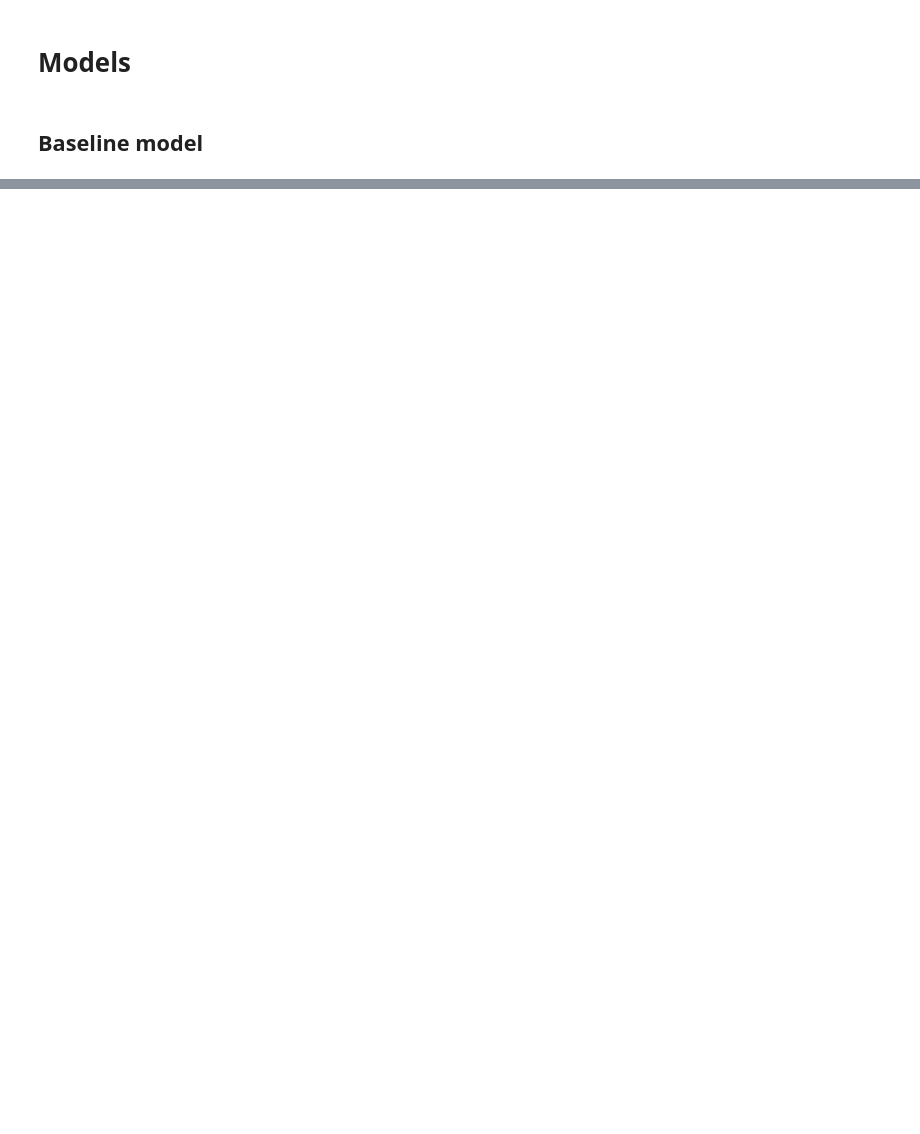
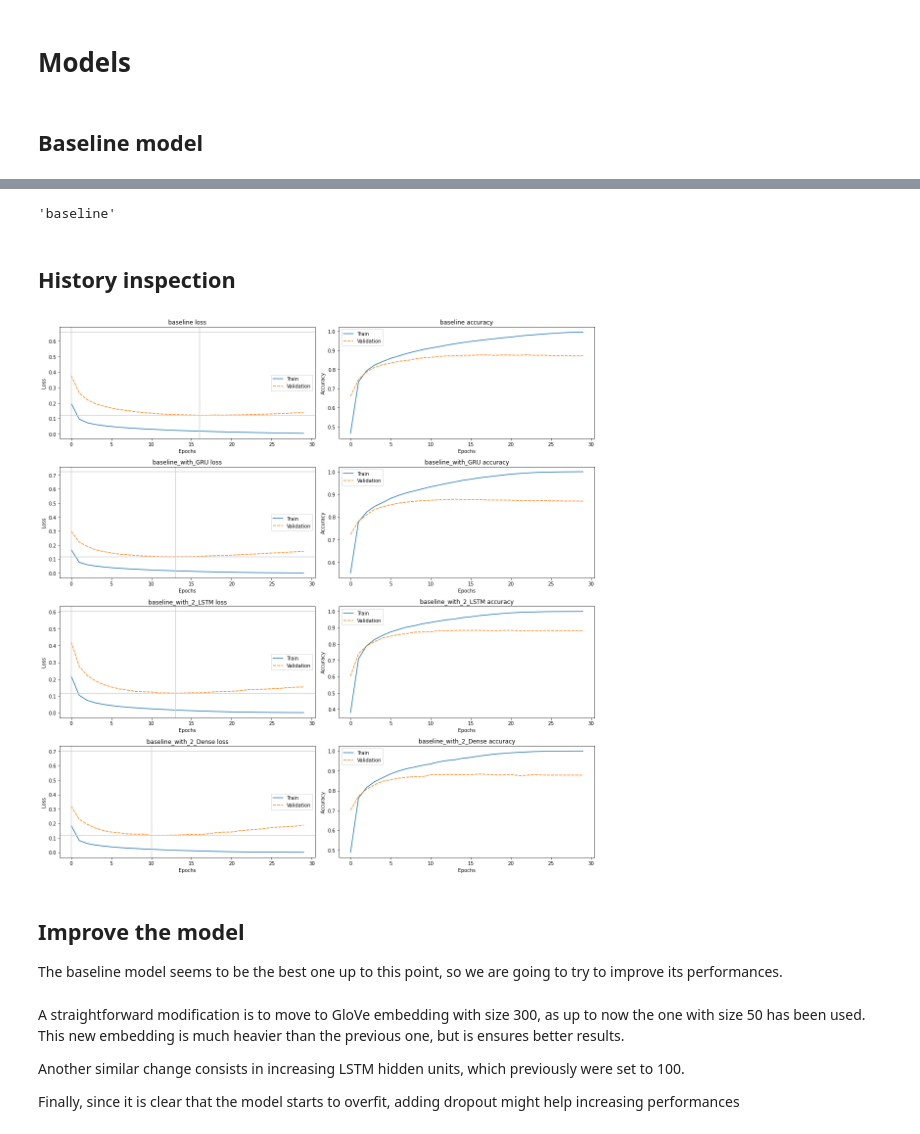
Before and after one commit to HumidBore/NLP_Assignments, a Jupyter notebook: Francesco_Rooshan_UmbertoAssignment1_2022.ipynb, the cells around one changed output, grey strips where cells are left out. Saved outputs shown, nothing was run; the diff lists cells and outputs as text; code cells hidden in the pictures; blank space fills up the shorter version.

Commit message:
Model creation, evaluation on validation set and started improvement section

```diff
--- a/Francesco_Rooshan_UmbertoAssignment1_2022.ipynb
+++ b/Francesco_Rooshan_UmbertoAssignment1_2022.ipynb
@@ -848,0 +864,19 @@ print(f"Embedding matrix shape: {embedding_matrix.shape}")
+# %%
+def compute_f1(model, x, y_true, punctuation):
+    y_true = np.argmax(y_true, axis=2).flatten()
+    y_pred = np.argmax(model.predict(x), axis=2).flatten()
+
+    mask = np.in1d(y_true, punctuation_enc, invert=True)
+    unique_pos = [pos for pos in np.unique(y_true) if not pos in punctuation_enc]
+
+    return f1_score(y_true[mask],
+                  y_pred[mask],
+                  average='macro',
+                  labels=unique_pos,
+                  zero_division=0)
+# %%
+f1_scores = {key: compute_f1(models[key],x_st["val"],y_cat["val"],punctuation_enc ) for key in models.keys()}
+f1_scores = {k: v for k, v in sorted(f1_scores.items(), key=lambda item: item[1], reverse=True)}  #sort dictionary by value
+print()
+for model, score in f1_scores.items():
+  print(f"Model {model} f1-score on validation set: {score:.5f}")
@@ -848,0 +893,47 @@ print(f"Embedding matrix shape: {embedding_matrix.shape}")
+# %%
+best_model = models[list(f1_scores.keys())[0]]
+best_model.name
+# %% [output]
+'baseline'
+# %% [markdown]
+## History inspection
+# %%
+fig, axes = plt.subplots(nrows=4, ncols=2, figsize=(16, 16))
+for idx, model in enumerate(history.keys()):
+  model_history = history[model].history
+
+  loss = pd.DataFrame(np.array([model_history['loss'], model_history['val_loss']]).T, columns=['Train', 'Validation'])
+  min_loss = loss['Validation'].min()
+  min_loss_idx = loss['Validation'].idxmin()
+  accuracy = pd.DataFrame(np.array([model_history['accuracy'], model_history['val_accuracy']]).T, columns=['Train', 'Validation'])
+  max_acc = accuracy['Validation'].min()
+  max_acc_idx = accuracy['Validation'].idxmin()
+
+  sb.lineplot(data=loss, ax=axes[idx][0])
+  sb.lineplot(data=accuracy, ax=axes[idx][1])
+
+  axes[idx][0].axhline(min_loss, color='lightgray', linestyle='-')
+  axes[idx][0].axvline(min_loss_idx, color='lightgray', linestyle='-')
+  axes[idx][0].axhline(max_acc, color='lightgray', linestyle='-')
+  axes[idx][0].axvline(max_acc_idx, color='lightgray', linestyle='-')
+
+  axes[idx][0].set_xlabel('Epochs')
+  axes[idx][1].set_xlabel('Epochs')
+  axes[idx][0].set_ylabel('Loss')
+  axes[idx][1].set_ylabel('Accuracy')
+  axes[idx][0].set_title(f"{model} loss")
+  axes[idx][1].set_title(f"{model} accuracy")
+
+fig.tight_layout()
+plt.show()
+# %% [output]
+[figure, added]
+# %% [markdown]
+## Improve the model
+The baseline model seems to be the best one up to this point, so we are going to try to improve its performances.
+# %% [markdown]
+A straightforward modification is to move to GloVe embedding with size 300, as up to now the one with size 50 has been used. This new embedding is much heavier than the previous one, but is ensures better results.
+
+Another similar change consists in increasing LSTM hidden units, which previously were set to 100.
+
+Finally, since it is clear that the model starts to overfit, adding dropout might help increasing performances
```
Also changed, not shown: parts of 64 cells of this notebook.
